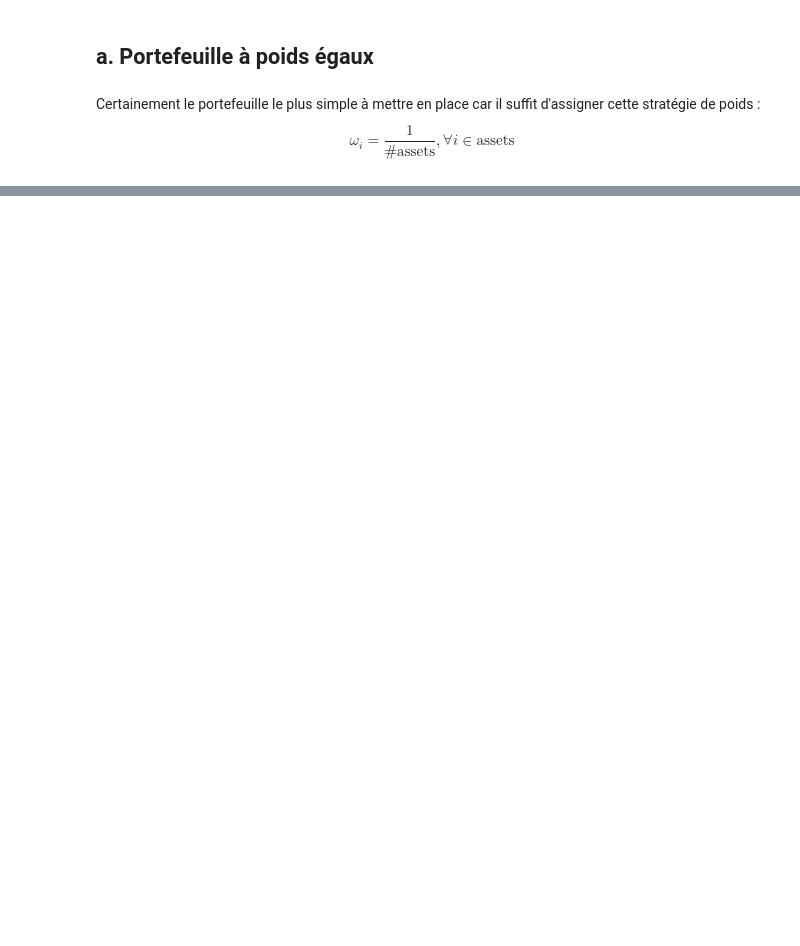
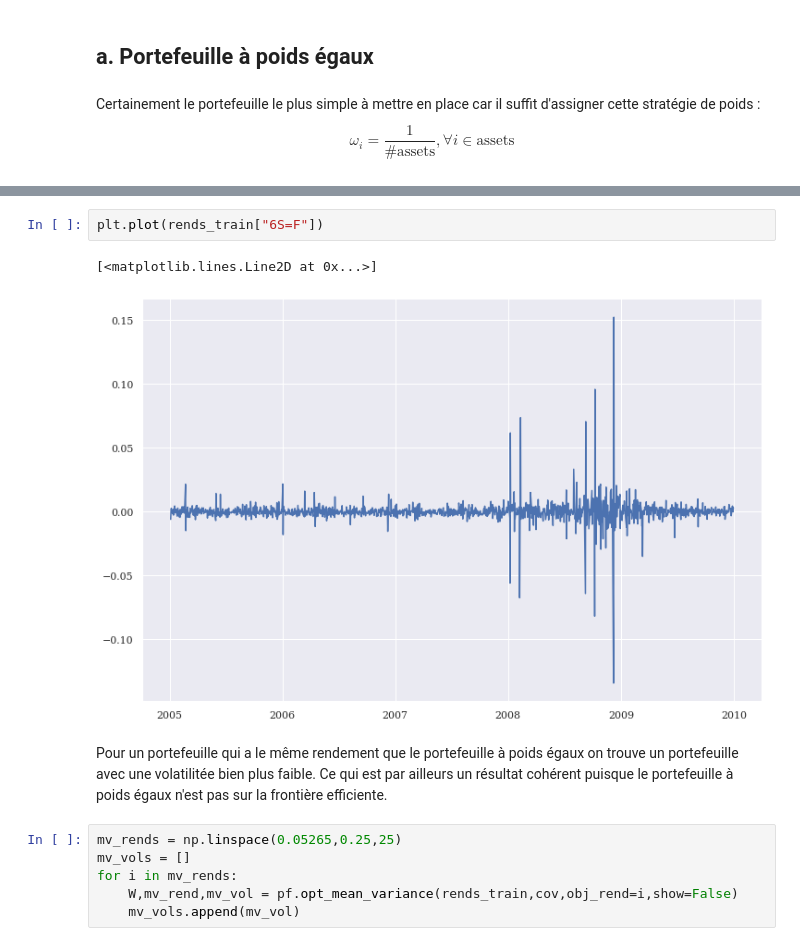
Before and after one commit to bashog/Portfolio-Construction, a Jupyter notebook: portfolio_construction.ipynb, the cells around one changed output, grey strips where cells are left out. Cells and saved outputs as stored; diff of their text form; blank space fills up the shorter version.

```diff
--- a/portfolio_construction.ipynb
+++ b/portfolio_construction.ipynb
@@ -152,0 +251,13 @@ Somme de l'ensemble des poids : 1.008
+# %%
+plt.plot(rends_train["6S=F"])
+# %% [output]
+[<matplotlib.lines.Line2D at 0x...>]
+[figure, added]
+# %% [markdown]
+Pour un portefeuille qui a le même rendement que le portefeuille à poids égaux on trouve un portefeuille avec une volatilitée bien plus faible. Ce qui est par ailleurs un résultat cohérent puisque le portefeuille à poids égaux n'est pas sur la frontière efficiente.
+# %%
+mv_rends = np.linspace(0.05265,0.25,25)
+mv_vols = []
+for i in mv_rends:
+    W,mv_rend,mv_vol = pf.opt_mean_variance(rends_train,cov,obj_rend=i,show=False)
+    mv_vols.append(mv_vol)
```
Also changed, not shown: parts of 19 cells of this notebook, 1 other file.
